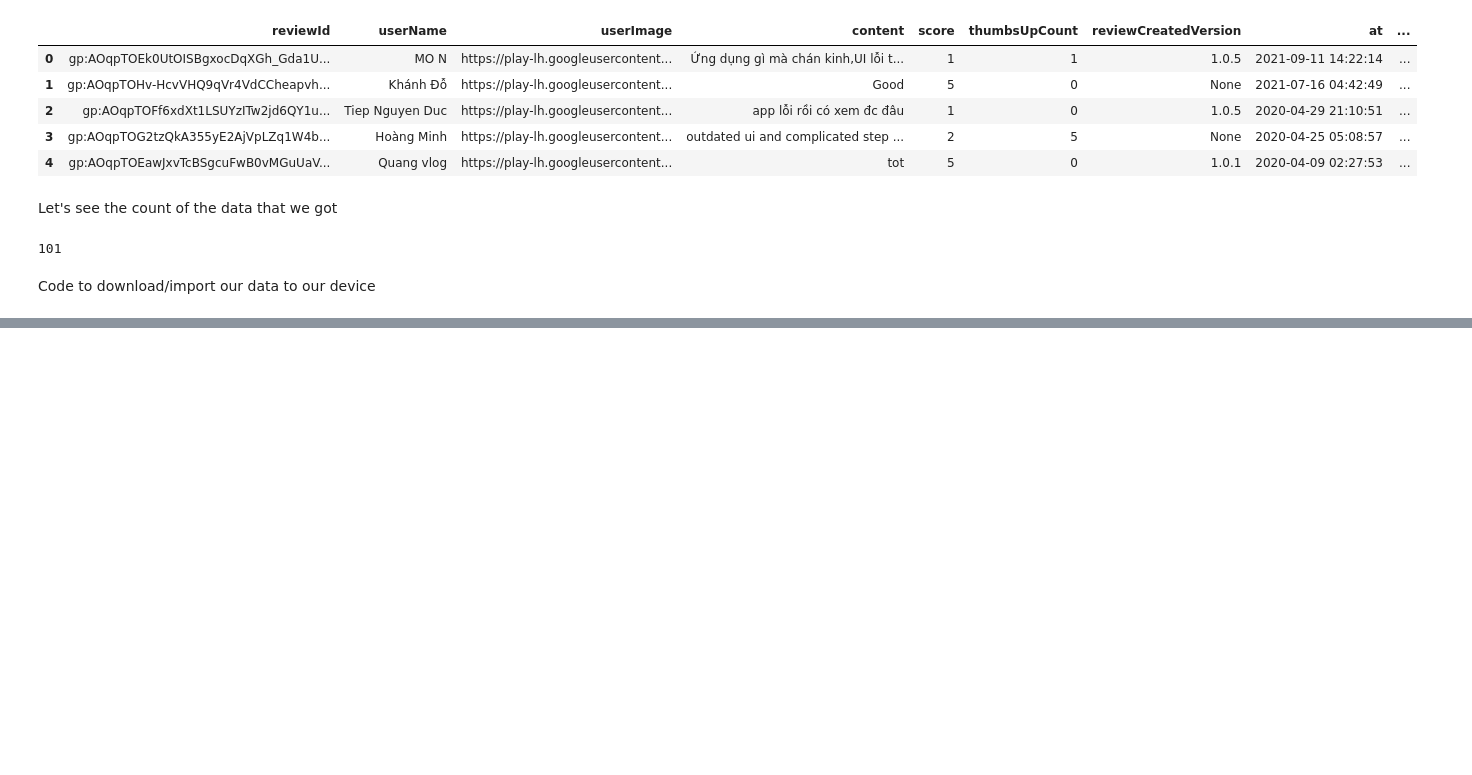
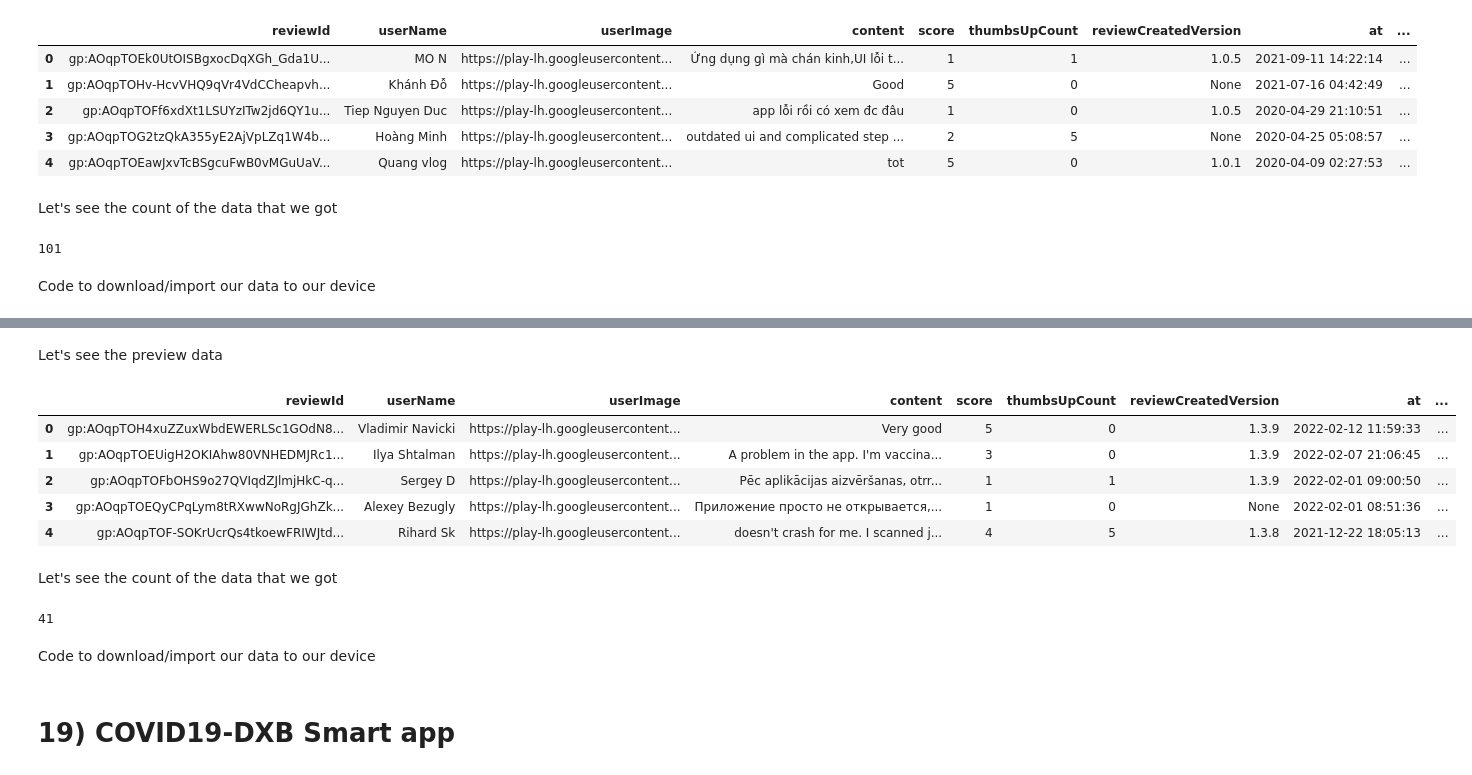
Before and after one commit to anilpankaj/COVID_APPs_REVIEW, a Jupyter notebook: Covid_Review.ipynb, the cells around one changed output, grey strips where cells are left out. Saved outputs shown, nothing was run; the diff lists cells and outputs as text; code cells hidden in the pictures; blank space fills up the shorter version.

```diff
--- a/Covid_Review.ipynb
+++ b/Covid_Review.ipynb
@@ -527,0 +596,29 @@ data_scraped15.to_csv("Suc_Khoe_Viet_Nam.csv", index = False) #it's save the fil
+# %%
+result18 = reviews_all(
+    'lv.verification.dgc',
+    sleep_milliseconds=0,  # by defaults it's take 0
+    lang='en', # by defaluts it's take 'en'
+    country='us', # by defaluts it's take 'us'
+    sort = Sort.NEWEST, # by defaults to Sort.MOST_RELEVANT, you can usee Sort.Newest to get newst reviews first
+)
+# %% [markdown]
+Let's see the preview data
+# %%
+data_scraped18 = pd.DataFrame(np.array(result18),columns=['review'])
+data_scraped18 = data_scraped18.join(pd.DataFrame(data_scraped18.pop('review').tolist()))
+data_scraped18.head()
+# %% [output]
+|  | reviewId | userName | userImage | content | score | thumbsUpCount | reviewCreatedVersion | at | ... |
+| 0 | gp:AOqpTOH4xuZZuxWbdEWERLSc1GOdN8... | Vladimir Navicki | https://play-lh.googleusercontent... | Very good | 5 | 0 | 1.3.9 | 2022-02-12 11:59:33 | ... |
+| 1 | gp:AOqpTOEUigH2OKIAhw80VNHEDMJRc1... | Ilya Shtalman | https://play-lh.googleusercontent... | A problem in the app. I'm vaccina... | 3 | 0 | 1.3.9 | 2022-02-07 21:06:45 | ... |
+| 2 | gp:AOqpTOFbOHS9o27QVIqdZJlmjHkC-q... | Sergey D | https://play-lh.googleusercontent... | Pēc aplikācijas aizvēršanas, otrr... | 1 | 1 | 1.3.9 | 2022-02-01 09:00:50 | ... |
+| 3 | gp:AOqpTOEQyCPqLym8tRXwwNoRgJGhZk... | Alexey Bezugly | https://play-lh.googleusercontent... | Приложение просто не открывается,... | 1 | 0 | None | 2022-02-01 08:51:36 | ... |
+| 4 | gp:AOqpTOF-SOKrUcrQs4tkoewFRIWJtd... | Rihard Sk | https://play-lh.googleusercontent... | doesn't crash for me. I scanned j... | 4 | 5 | 1.3.8 | 2021-12-22 18:05:13 | ... |
+# %% [markdown]
+Let's see the count of the data that we got
+# %%
+len(data_scraped18.index)
+# %% [output]
+41
+# %% [markdown]
+Code to download/import our data to our device
@@ -527,0 +627,2 @@ data_scraped15.to_csv("Suc_Khoe_Viet_Nam.csv", index = False) #it's save the fil
+# %% [markdown]
+# 19) COVID19-DXB Smart app
```
Also changed, not shown: parts of 33 cells of this notebook.
